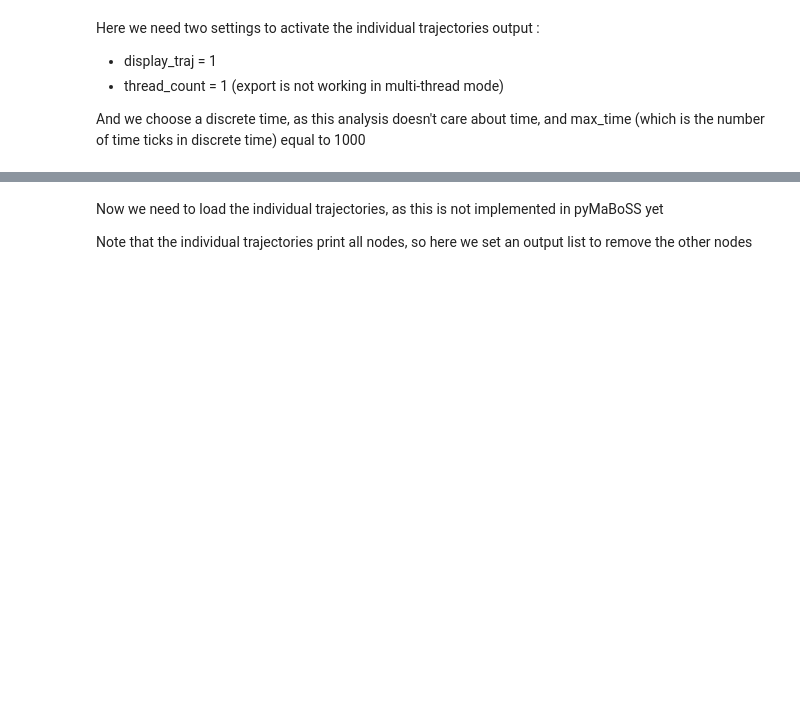
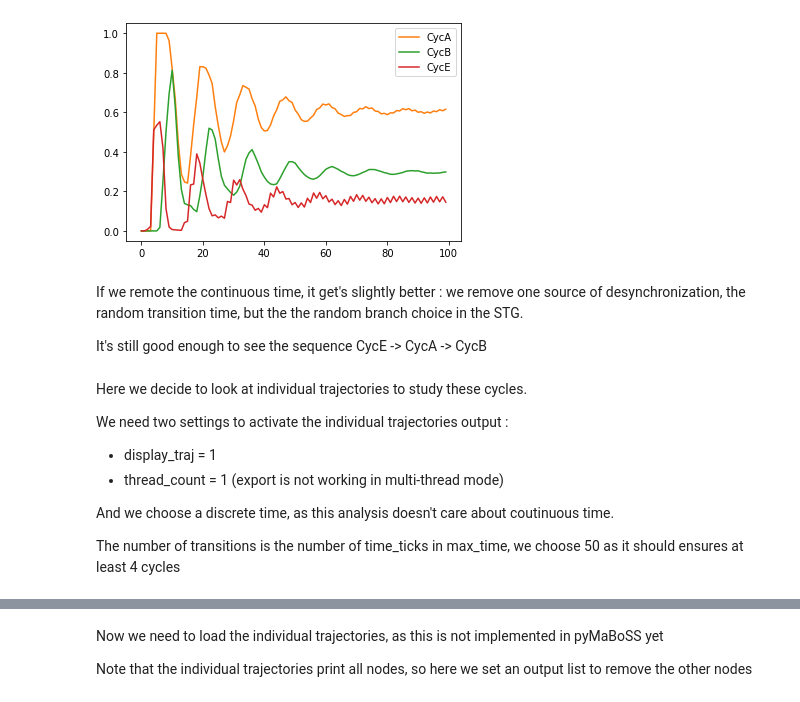
Before and after one commit to vincent-noel/IndividualTrajectoryAnalysis, a Jupyter notebook: ObservedSTG.ipynb, the cells around one changed output, grey strips where cells are left out. Drawn from its saved outputs; the diff is of its cells as text; code cells hidden in the pictures; blank space fills up the shorter version.

```diff
--- a/ObservedSTG.ipynb
+++ b/ObservedSTG.ipynb
@@ -11,9 +33,21 @@ sim = maboss.load("cellcycle.bnd", "cellcycle_runcfg.cfg")
+# %%
+res_discrete.plot_node_trajectory()
+# %% [output]
+[figure, added]
+# %% [markdown]
+If we remote the continuous time, it get's slightly better : we remove one source of desynchronization, the random transition time, but the the random branch choice in the STG.
+
+It's still good enough to see the sequence CycE -> CycA -> CycB
 # %% [markdown]
-Here we need two settings to activate the individual trajectories output :
+Here we decide to look at individual trajectories to study these cycles.
+
+We need two settings to activate the individual trajectories output :
 - display_traj = 1
 - thread_count = 1 (export is not working in multi-thread mode)
 
-And we choose a discrete time, as this analysis doesn't care about time, and max_time (which is the number of time ticks in discrete time) equal to 1000
+And we choose a discrete time, as this analysis doesn't care about coutinuous time.
+
+The number of transitions is the number of time_ticks in max_time, we choose 50 as it should ensures at least 4 cycles
 # %%
 sim_trajs = sim.copy()
 
```
Also changed, not shown: parts of 31 cells of this notebook, 1 other file.
